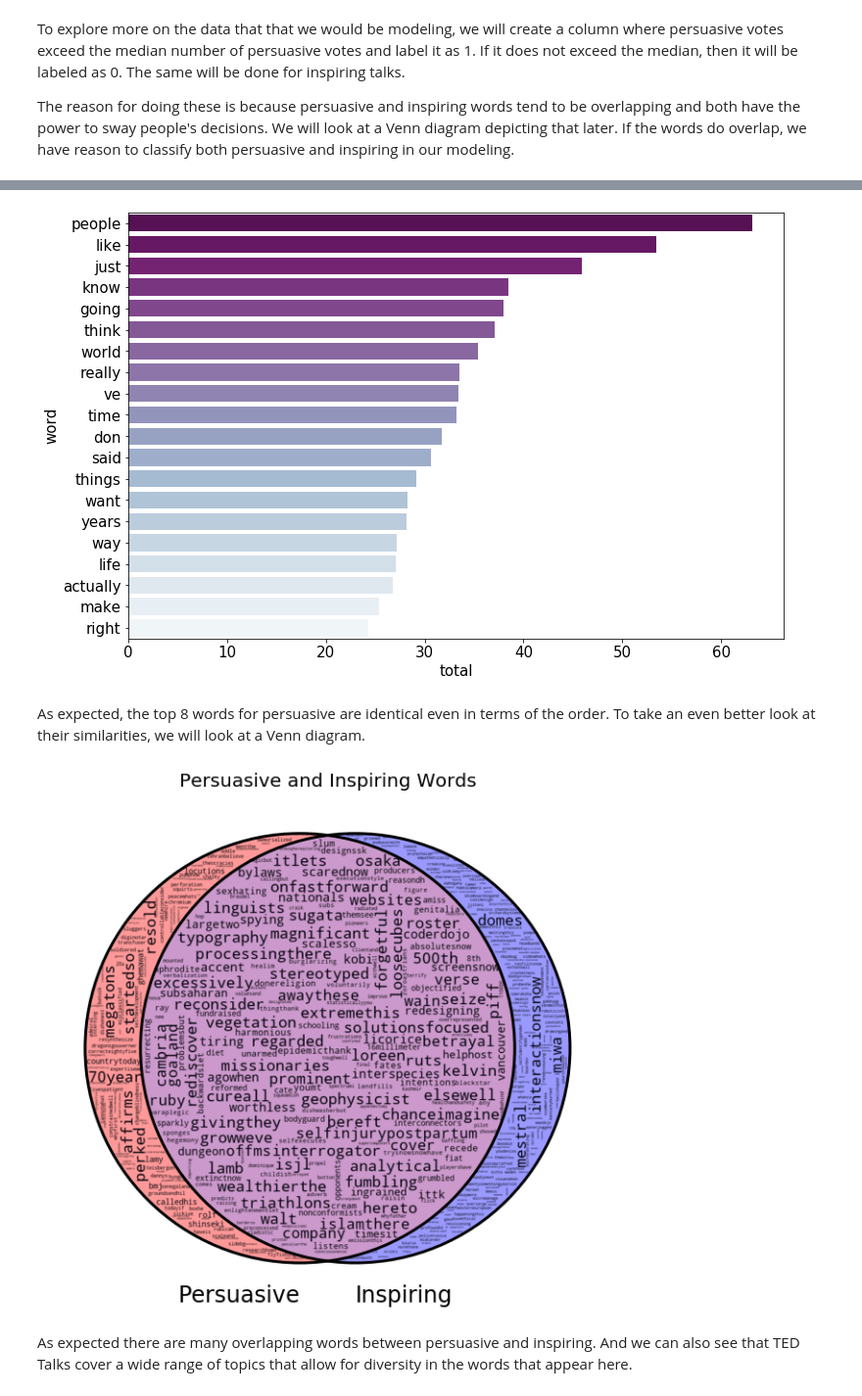
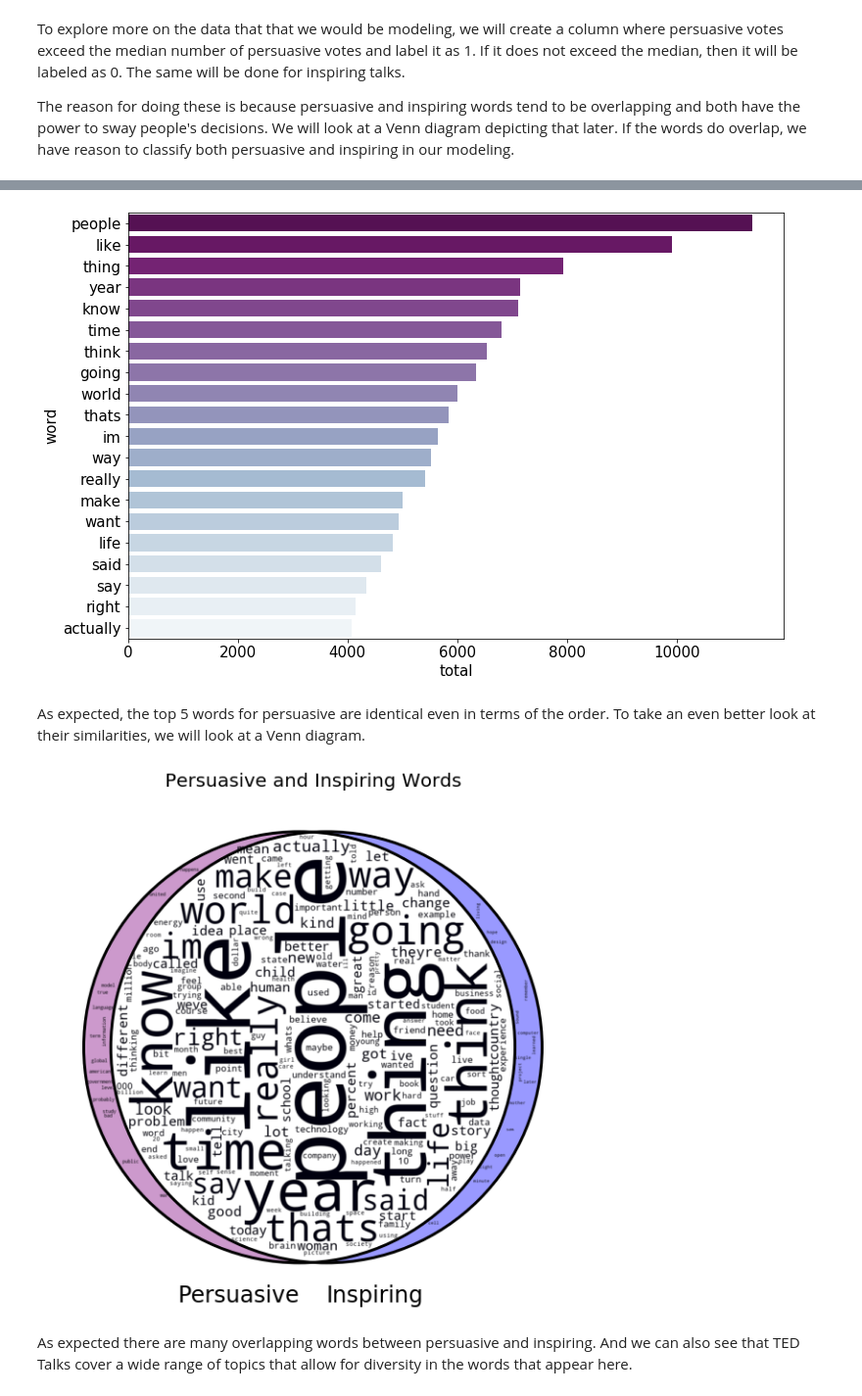
Before and after one commit to neebimin/The-Persuasive-Power-of-Words, a Jupyter notebook: code/02 Exploratory Data Analysis.ipynb, the cells around one changed output, grey strips where cells are left out. Shown at 98% size. Drawn from its saved outputs; the diff is of its cells as text; code cells hidden in the pictures.

```diff
--- a/code/02 Exploratory Data Analysis.ipynb
+++ b/code/02 Exploratory Data Analysis.ipynb
@@ -348,9 +376,12 @@ persuasive.head(3)
+# %%
+# Remove transcripts that are empty from the dataframe since non-word characters have been removed
+ted_model = ted_model[ted_model.transcript != '']
 # %%
-# Function to TFIDF vectorize and place the count of words into a dataframe
+# Function to count vectorize and place the count of words into a dataframe
 def count_words(data, num):
 
-    # Instantiate TFIDF Vectorizer with stopwords to remove them
-    tf = TfidfVectorizer(stop_words = 'english')
+    # Instantiate Count Vectorizer with stopwords to remove them
+    tf = CountVectorizer(stop_words = 'english')
     # Fit and transform the data with Count Vectorizer
     data_tf = tf.fit_transform(data).todense()
     # Change it into dataframe
@@ -374,7 +409,6 @@ sns.barplot(x='total', y='word', data=top_persuasive, palette='BuPu_r');
 # %%
 # Pick out the inspiring talks
 inspiring = ted_model[ted_model['inspiring_label'] == 1]
-inspiring.head(3)
 
 # Plot the top inspiring words
 top_inspiring = count_words(inspiring['transcript'], 20)
@@ -382,42 +416,40 @@ plt.rcParams.update({'font.size': 15})
 plt.figure(figsize=(12,8))
 sns.barplot(x='total', y='word', data=top_inspiring, palette='BuPu_r');
 # %% [output]
-[figure, old version]
+[figure, new version]
 # %% [markdown]
-As expected, the top 8 words for persuasive are identical even in terms of the order. To take an even better look at their similarities, we will look at a Venn diagram.
+As expected, the top 5 words for persuasive are identical even in terms of the order. To take an even better look at their similarities, we will look at a Venn diagram.
 # %%
-persuasive_venn = ' '.join(persuasive['transcript'])
-inspiring_venn = ' '.join(inspiring['transcript'])
+# Get the top 200 words from each type of talk
+top_200_persuasive = count_words(persuasive['transcript'], 200)
+top_200_inspiring = count_words(inspiring['transcript'], 200)
 
-# tokenize words:
-sets = []
-for string in [persuasive_venn, inspiring_venn]:
+# Get the word frequencies from the data frames above to be used in venn diagram
+frequencies = dict()
 
-    # get a word list
-    words = string.split(' ')
+for index, row in top_200_persuasive.iterrows():
+    frequencies[row["word"]] = row["total"]
 
-    # remove non alphanumeric characters
-    words = [''.join(ch for ch in word if ch.isalnum()) for word in words]
+for index, row in top_200_inspiring.iterrows():
+    if row["word"] in frequencies:
+        frequencies[row["word"]] += row["total"]
+    else:
+        frequencies[row["word"]] = row["total"]
 
-    # convert to all lower case
-    words = [word.lower() for word in words]
+# Create visualisation
+fig, ax = plt.subplots(figsize=(22,10))
+ax.set_title('Persuasive and Inspiring Words', fontsize=20)
+v = venn2_wordcloud([set(top_200_persuasive['word']), set(top_200_inspiring['word'])],
+                    ax=ax,
+                    set_labels=["Persuasive", "Inspiring"],
+                    word_to_frequency=frequencies)
 
-    sets.append(set(words))
-
-# create visualisation
-fig, ax = plt.subplots(figsize=(20,10))
-ax.set_title('Persuasive and Inspiring Words', fontsize=20)
-v = venn2_wordcloud(sets,
-                    ax=ax,
-                    set_labels=["Persuasive", "Inspiring"])
 # add color
-v.get_patch_by_id('10').set_color('red')
+v.get_patch_by_id('10').set_color('purple')
 v.get_patch_by_id('10').set_alpha(0.4)
 v.get_patch_by_id('01').set_color('blue')
-v.get_patch_by_id('01').set_alpha(0.4)
-v.get_patch_by_id('11').set_color('purple')
-v.get_patch_by_id('11').set_alpha(0.4);
+v.get_patch_by_id('01').set_alpha(0.4);
 # %% [output]
-[figure, old version]
+[figure, new version]
 # %% [markdown]
 As expected there are many overlapping words between persuasive and inspiring. And we can also see that TED Talks cover a wide range of topics that allow for diversity in the words that appear here.
```
Also changed, not shown: parts of 16 cells of this notebook, 6 other files.
